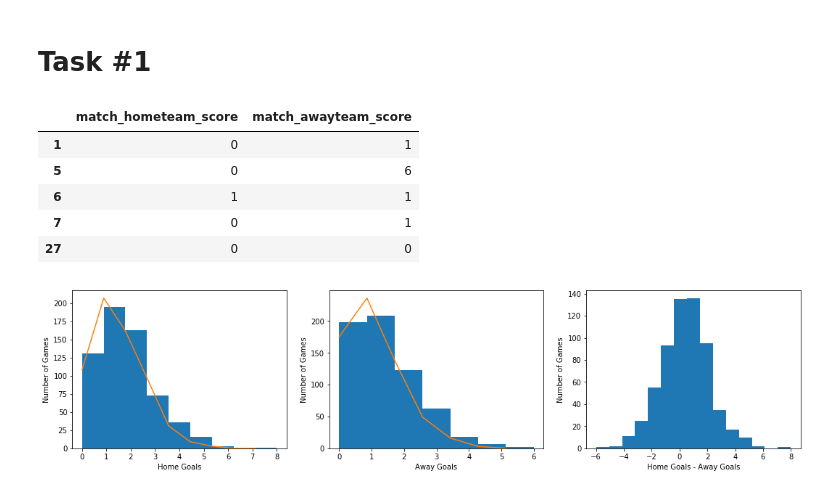
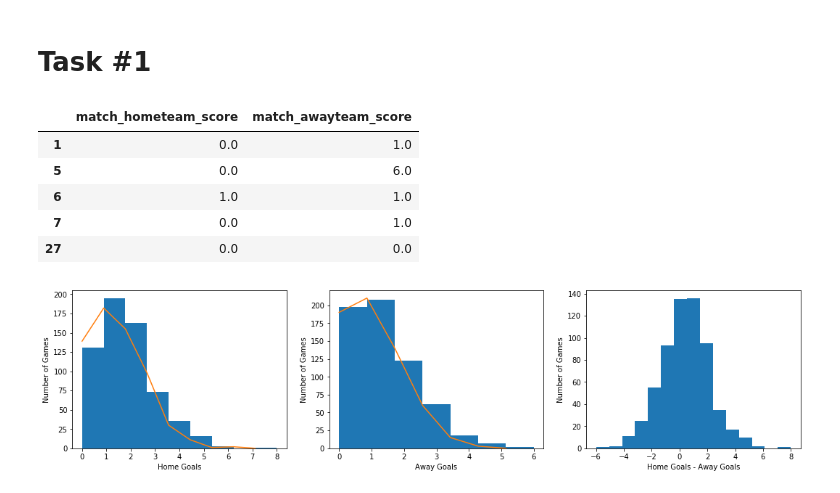
Before and after one commit to BU-IE-582/fall19-okyksl, a Jupyter notebook: IE_582_Homework_1.ipynb, the cells around one changed output. Drawn from its saved outputs; the diff is of its cells as text; code cells hidden in the pictures.

```diff
--- a/IE_582_Homework_1.ipynb
+++ b/IE_582_Homework_1.ipynb
@@ -32,6 +53,9 @@ LEAGUE_ID = 148 # PREMIER LEAGUE ID
 # %%
 # read match csv data into pandas frame
 matches = pd.read_csv('matches.csv')
+
+# filter unfinished matches
+matches = matches[matches['match_status'] == 'Finished']
 
 # filter desired league matches
 matches = matches[matches['league_id'] == LEAGUE_ID]
@@ -43,11 +67,11 @@ matches = matches[['match_hometeam_score', 'match_awayteam_score']]
 matches.head()
 # %% [output]
 |  | match_hometeam_score | match_awayteam_score |
-| 1 | 0 | 1 |
-| 5 | 0 | 6 |
-| 6 | 1 | 1 |
-| 7 | 0 | 1 |
-| 27 | 0 | 0 |
+| 1 | 0.0 | 1.0 |
+| 5 | 0.0 | 6.0 |
+| 6 | 1.0 | 1.0 |
+| 7 | 0.0 | 1.0 |
+| 27 | 0.0 | 0.0 |
 # %%
 # create figure and axices
 fig, axs = plt.subplots(nrows=1, ncols=3, figsize=(18, 4))
@@ -59,33 +83,33 @@ def hist_plot(data, axis, plot_poisson=True):
     data_max = data.max()
 
     # histogram data
-    _, bins, _ = axis.hist(data, bins=data_max-data_min+1, range=(data_min, data_max))
+    _, bins, _ = axis.hist(data, bins=int(data_max-data_min+1), range=(data_min, data_max))
 
     if plot_poisson:
         # poisson sampling
         data_mean = data.mean()
         poisson_rand = np.random.poisson(lam=data_mean, size=data.size)
 
         # histogram values into bins
         hist = np.histogram(poisson_rand, bins=bins)
         axis.plot(hist[1][:-1], hist[0])
 
 
 # first plot
 hist_plot(matches['match_hometeam_score'], axs[0])
 axs[0].set_xlabel('Home Goals')
 axs[0].set_ylabel('Number of Games')
 
 # second plot
 hist_plot(matches['match_awayteam_score'], axs[1])
 axs[1].set_xlabel('Away Goals')
 axs[1].set_ylabel('Number of Games')
 
 # third plot
 hist_plot(matches['match_hometeam_score'] - matches['match_awayteam_score'], axs[2], plot_poisson=False)
 axs[2].set_xlabel('Home Goals - Away Goals')
 axs[2].set_ylabel('Number of Games')
 
 fig.show()
 # %% [output]
-[figure, old version]
+[figure, new version]
```
Also changed, not shown: parts of 11 cells of this notebook, 2 other files.
